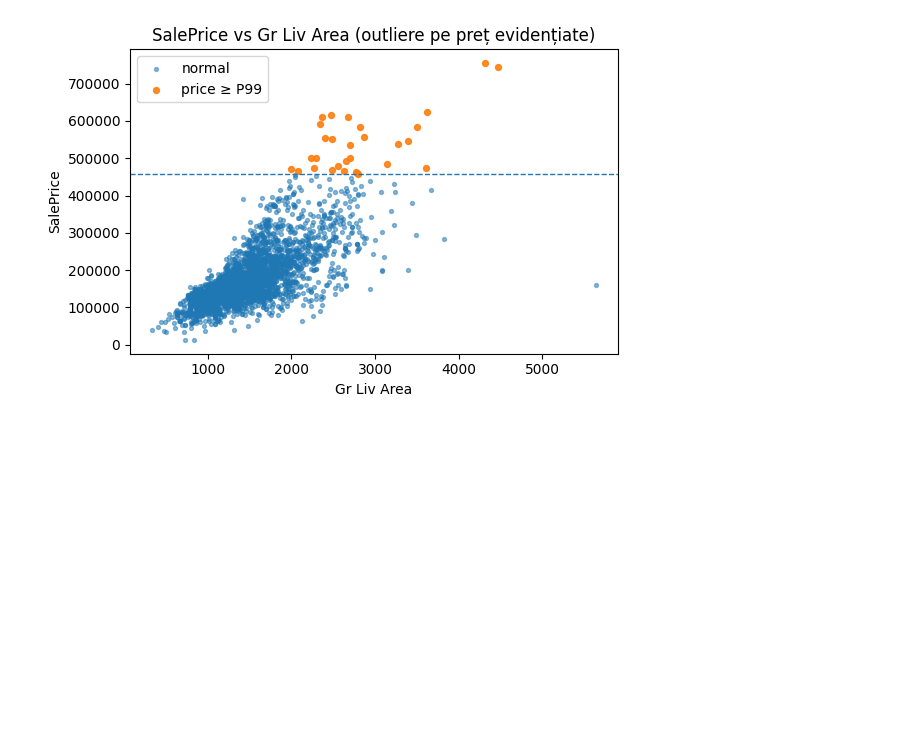
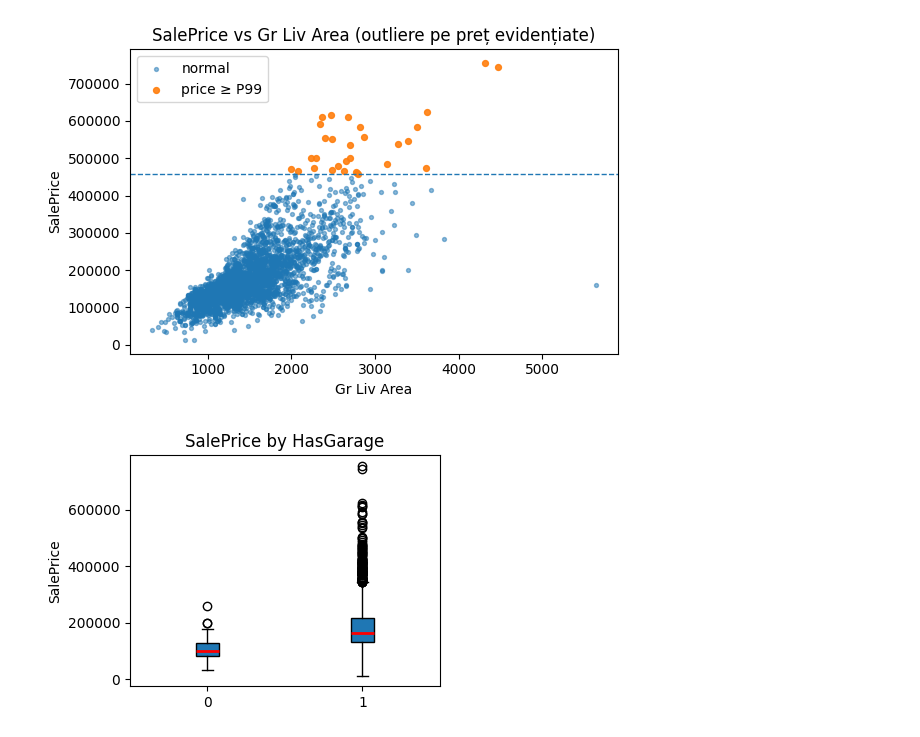
Before and after one commit to MalinaDumitrescu/ML_Projects, a Jupyter notebook: Lab1_ML/data_analysis_final.ipynb, the cells around one changed output. Saved outputs shown, nothing was run; the diff lists cells and outputs as text; code cells hidden in the pictures; blank space fills up the shorter version.

Commit message:
finished some plots

```diff
--- a/Lab1_ML/data_analysis_final.ipynb
+++ b/Lab1_ML/data_analysis_final.ipynb
@@ -419,3 +419,13 @@ df['HasFence']  = (df['Fence'].fillna('NoFence') != 'NoFence').astype(int)
 df['HasGarage'] = (df['Garage Cars'].fillna(0) > 0).astype(int)
 
 df['AmenitiesCount'] = df[['HasPool','HasFire','HasAC','HasFence','HasGarage']].sum(axis=1)
+# %%
+d0 = df.loc[df['HasGarage']==0, 'SalePrice'].dropna()
+d1 = df.loc[df['HasGarage']==1, 'SalePrice'].dropna()
+plt.figure(figsize=(4,3))
+plt.boxplot([d0, d1], tick_labels=['0','1'], patch_artist=True, medianprops=dict(color='red', linewidth=2))
+plt.title("SalePrice by HasGarage")
+plt.ylabel("SalePrice")
+plt.show()
+# %% [output]
+[figure, added]
```
Also changed, not shown: parts of 13 cells of this notebook.
